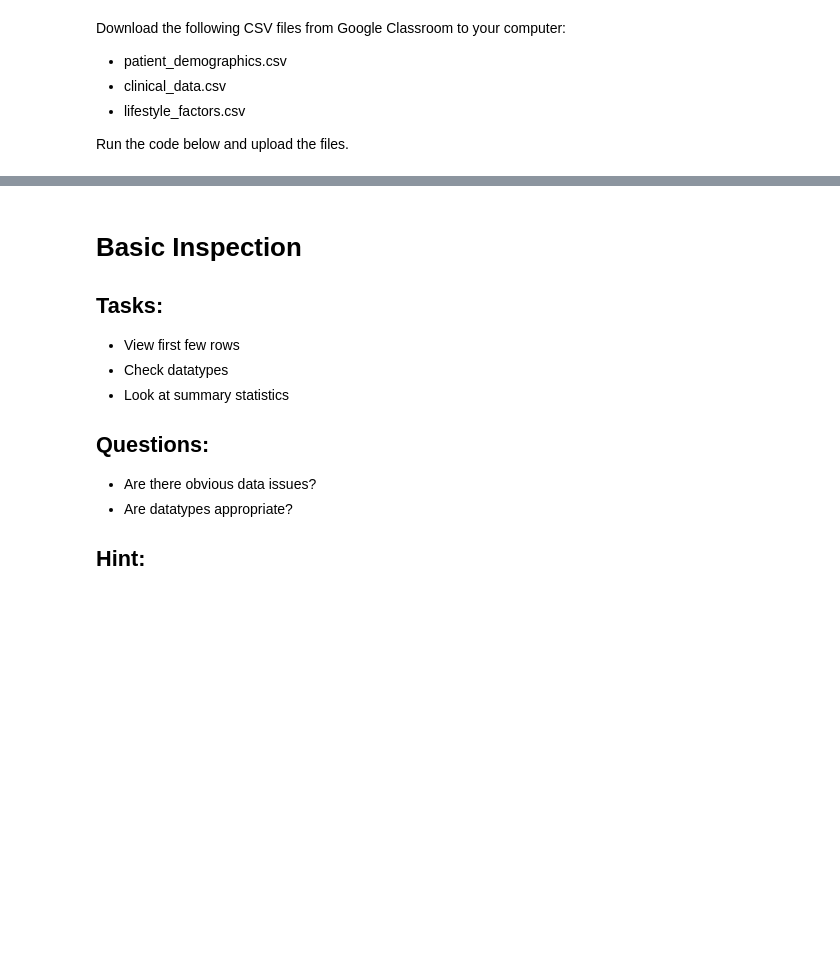
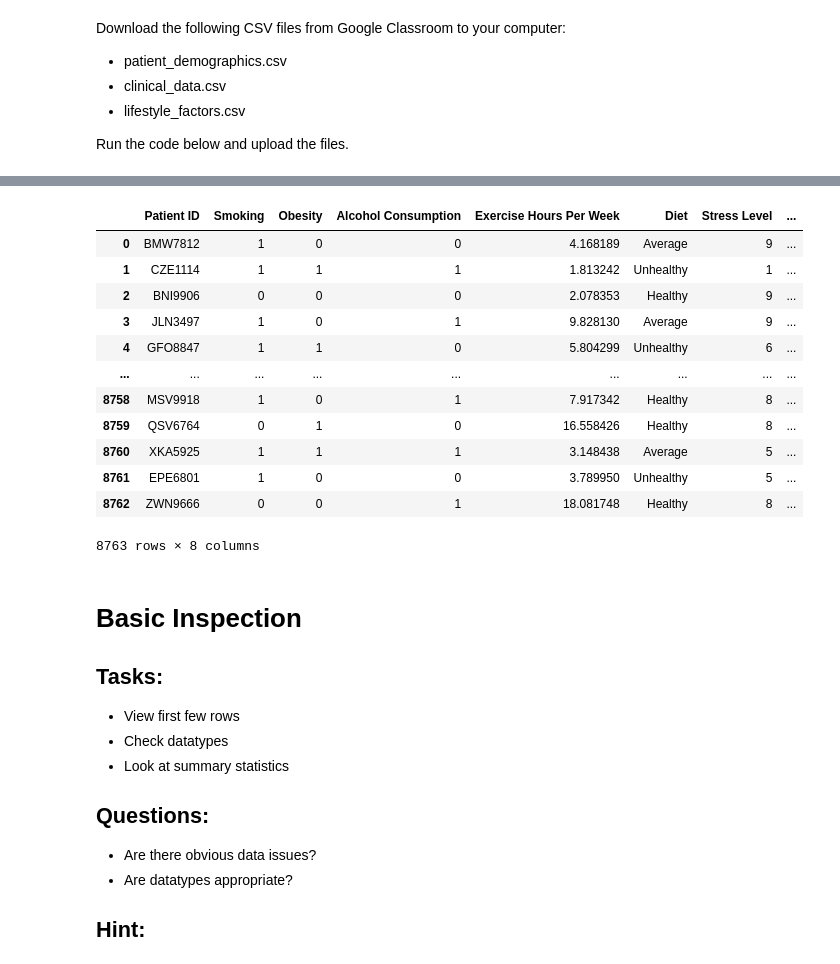
Before and after one commit to un1u3/ml-labs, a Jupyter notebook: fusemachines-2026/phase1-news-system/assignments/Wk_1_Data_Wrangling_HeartAttack.ipynb, the cells around one changed output, grey strips where cells are left out. Cells and saved outputs as stored; diff of their text form; code cells hidden in the pictures; blank space fills up the shorter version.

```diff
--- a/fusemachines-2026/phase1-news-system/assignments/Wk_1_Data_Wrangling_HeartAttack.ipynb
+++ b/fusemachines-2026/phase1-news-system/assignments/Wk_1_Data_Wrangling_HeartAttack.ipynb
@@ -65,3 +97,19 @@ lifestyle = pd.read_csv("/content/lifestyle_factors.csv")
+# %%
+lifestyle
+# %% [output]
+|  | Patient ID | Smoking | Obesity | Alcohol Consumption | Exercise Hours Per Week | Diet | Stress Level | ... |
+| 0 | BMW7812 | 1 | 0 | 0 | 4.168189 | Average | 9 | ... |
+| 1 | CZE1114 | 1 | 1 | 1 | 1.813242 | Unhealthy | 1 | ... |
+| 2 | BNI9906 | 0 | 0 | 0 | 2.078353 | Healthy | 9 | ... |
+| 3 | JLN3497 | 1 | 0 | 1 | 9.828130 | Average | 9 | ... |
+| 4 | GFO8847 | 1 | 1 | 0 | 5.804299 | Unhealthy | 6 | ... |
+| ... | ... | ... | ... | ... | ... | ... | ... | ... |
+| 8758 | MSV9918 | 1 | 0 | 1 | 7.917342 | Healthy | 8 | ... |
+| 8759 | QSV6764 | 0 | 1 | 0 | 16.558426 | Healthy | 8 | ... |
+| 8760 | XKA5925 | 1 | 1 | 1 | 3.148438 | Average | 5 | ... |
+| 8761 | EPE6801 | 1 | 0 | 0 | 3.789950 | Unhealthy | 5 | ... |
+| 8762 | ZWN9666 | 0 | 0 | 1 | 18.081748 | Healthy | 8 | ... |
+8763 rows × 8 columns
 # %% [markdown]
 # Basic Inspection
 
```
Also changed, not shown: parts of 19 cells of this notebook.
